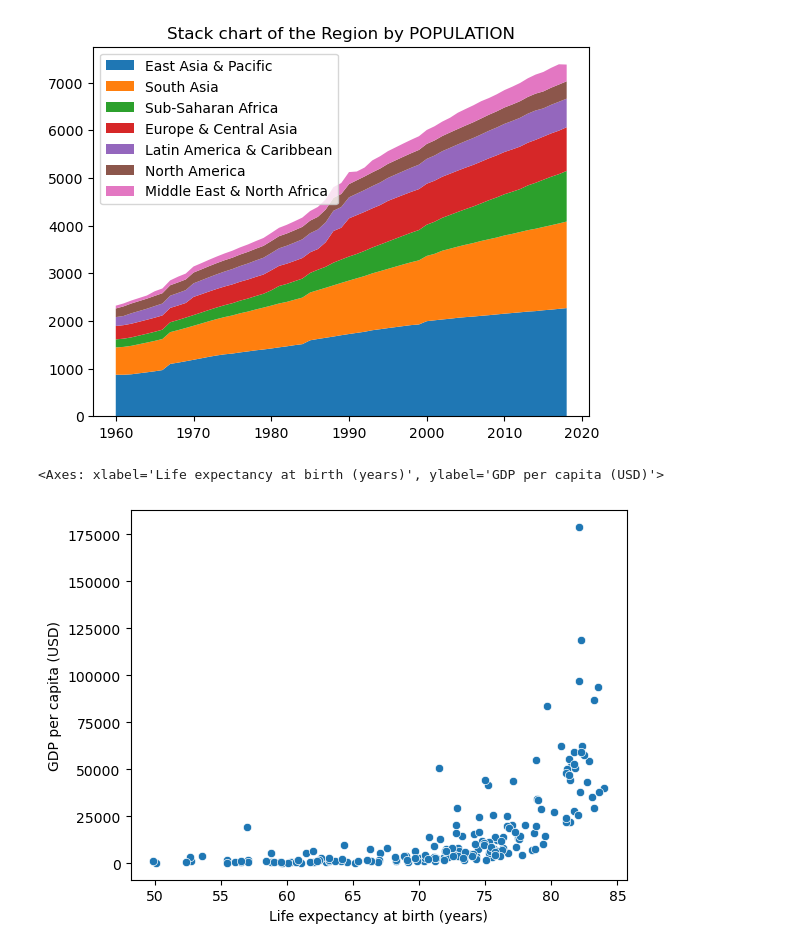
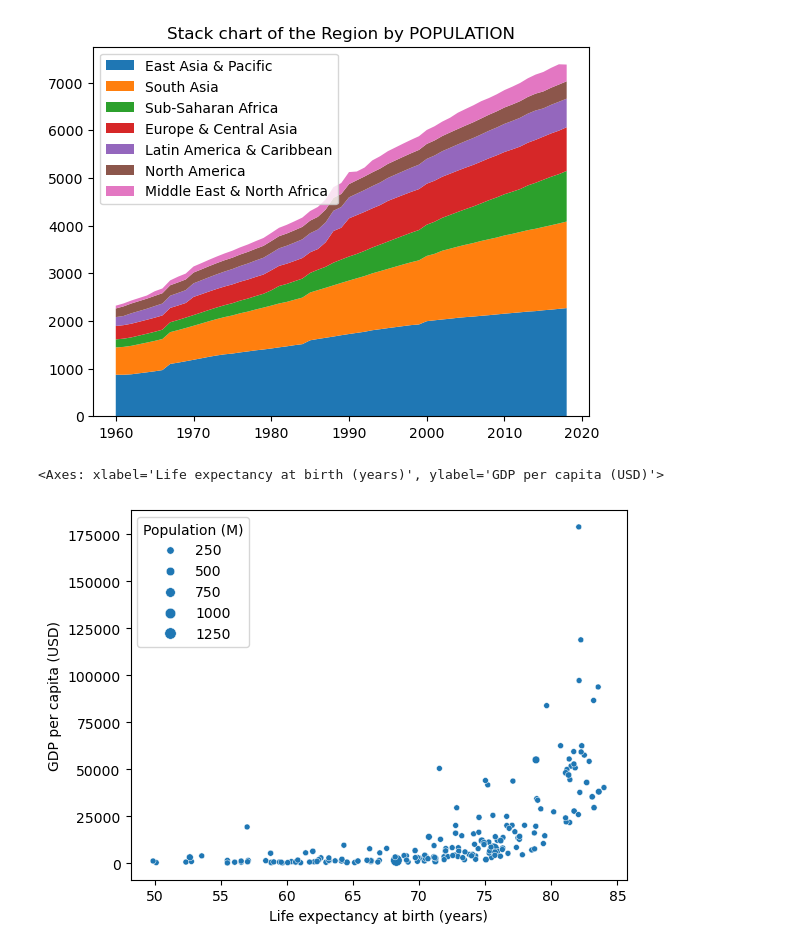
Before and after one commit to bielng/world-economic-report-Dashboard, a Jupyter notebook: main.ipynb, the cells around one changed output. Cells and saved outputs as stored; diff of their text form; code cells hidden in the pictures.

Commit message:
finalize the populations problem on the wb_hdi_2014 data

```diff
--- a/main.ipynb
+++ b/main.ipynb
@@ -322,13 +296,13 @@ plt.show()
 # %%
 sns.scatterplot(
     data=wb_hdi_2014,
     x="Life expectancy at birth (years)",
     y="GDP per capita (USD)",
-    # size="Population (M)"
+    size="Population (M)"
 )
 # %% [output]
 <Axes: xlabel='Life expectancy at birth (years)', ylabel='GDP per capita (USD)'>
-[figure, old version]
+[figure, new version]
 # %%
 wb_hdi_2014.columns = wb_hdi_2014.columns.str.strip()
 wb_hdi_2014.columns
```
Also changed, not shown: parts of 10 cells of this notebook.
